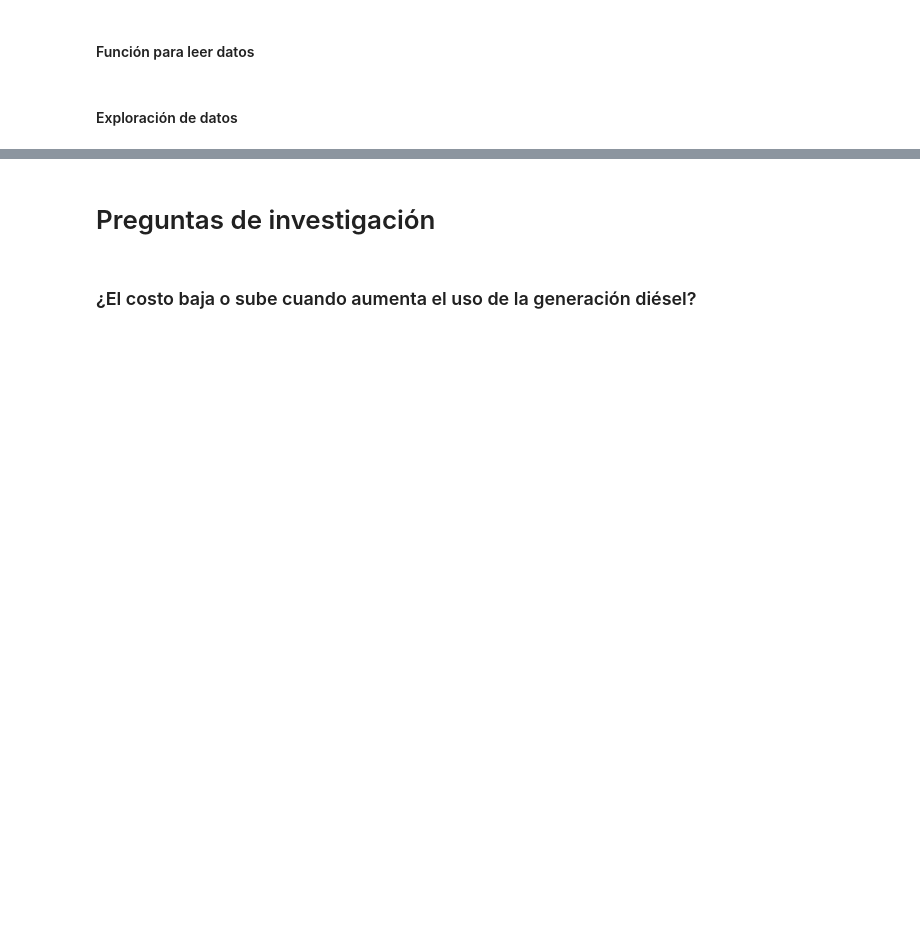
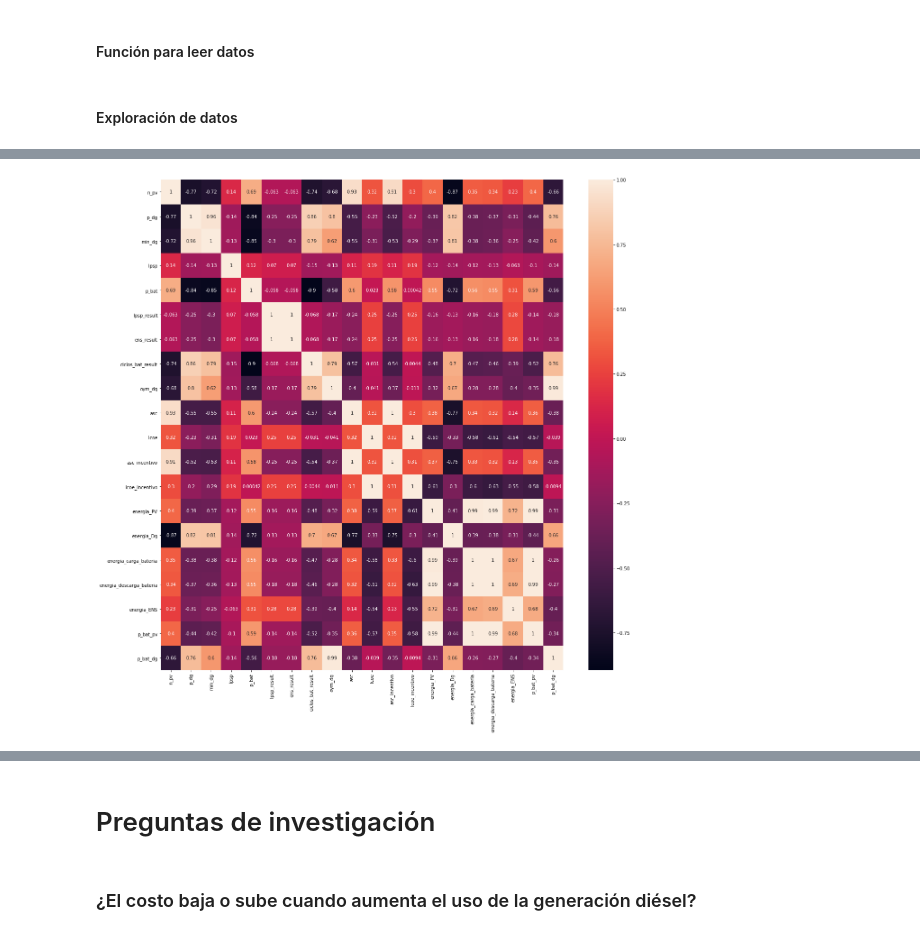
Before and after one commit to WRopero/dimensionamiento_microrred, a Jupyter notebook: preguntas_investigacion.ipynb, the cells around one changed output, grey strips where cells are left out. Cells and saved outputs as stored; diff of their text form; code cells hidden in the pictures; blank space fills up the shorter version.

```diff
--- a/preguntas_investigacion.ipynb
+++ b/preguntas_investigacion.ipynb
@@ -49,0 +103,12 @@ df.describe()
+# %%
+corrMatrix = df_analisis.query('optimizacion=="optimal"')[[
+    'n_pv', 'p_dg', 'min_dg', 'lpsp', 'p_bat','optimizacion',
+    'lpsp_result', 'ens_result', 'ciclos_bat_result', 'oym_dg', 'asc', 'lcoe',
+    'asc_incentivo', 'lcoe_incentivo', 'energia_PV', 'energia_Dg',
+    'energia_carga_bateria', 'energia_descarga_bateria', 'energia_ENS',
+    'p_bat_pv', 'p_bat_dg']].corr()
+plt.figure(figsize=(20, 20))
+sns.heatmap(corrMatrix, annot=True)
+plt.show()
+# %% [output]
+[figure, added]
```
Also changed, not shown: parts of 9 cells of this notebook.
